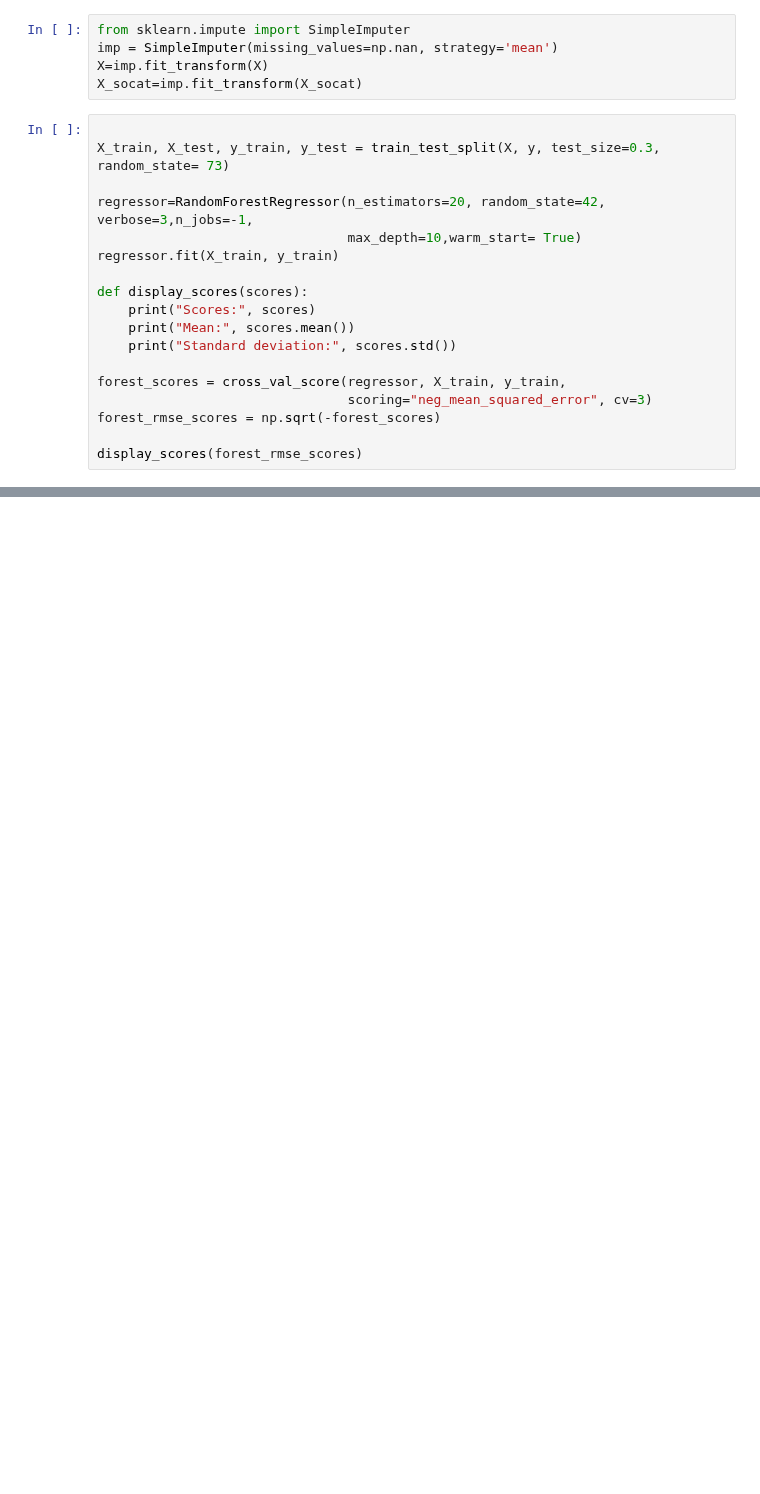
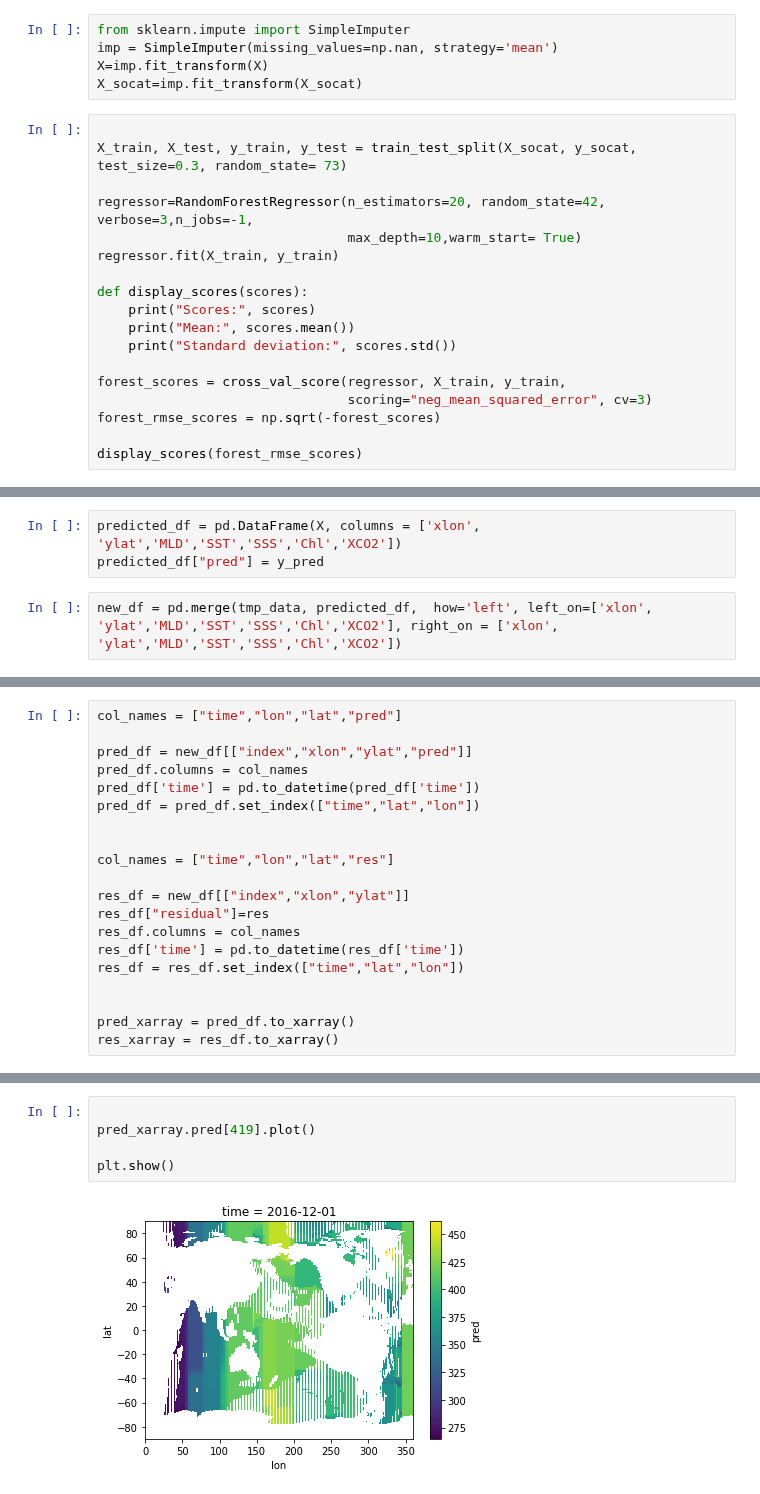
Before and after one commit to sk981102/ocean_co2, a Jupyter notebook: notebooks/baseline_ml/005_rf_base_mpi.ipynb, the cells around one changed output, grey strips where cells are left out. Saved outputs shown, nothing was run; the diff lists cells and outputs as text; blank space fills up the shorter version.

```diff
--- a/notebooks/baseline_ml/005_rf_base_mpi.ipynb
+++ b/notebooks/baseline_ml/005_rf_base_mpi.ipynb
@@ -124,7 +138,7 @@ X=imp.fit_transform(X)
 X_socat=imp.fit_transform(X_socat)
 # %%
 
-X_train, X_test, y_train, y_test = train_test_split(X, y, test_size=0.3, random_state= 73)
+X_train, X_test, y_train, y_test = train_test_split(X_socat, y_socat, test_size=0.3, random_state= 73)
 
 regressor=RandomForestRegressor(n_estimators=20, random_state=42, verbose=3,n_jobs=-1,
                                 max_depth=10,warm_start= True)
@@ -207,0 +226,5 @@ final_test_rmse
+# %%
+predicted_df = pd.DataFrame(X, columns = ['xlon', 'ylat','MLD','SST','SSS','Chl','XCO2'])
+predicted_df["pred"] = y_pred
+# %%
+new_df = pd.merge(tmp_data, predicted_df,  how='left', left_on=['xlon', 'ylat','MLD','SST','SSS','Chl','XCO2'], right_on = ['xlon', 'ylat','MLD','SST','SSS','Chl','XCO2'])
@@ -207,0 +233,20 @@ final_test_rmse
+# %%
+col_names = ["time","lon","lat","pred"]
+
+pred_df = new_df[["index","xlon","ylat","pred"]]
+pred_df.columns = col_names
+pred_df['time'] = pd.to_datetime(pred_df['time'])
+pred_df = pred_df.set_index(["time","lat","lon"])
+
+
+col_names = ["time","lon","lat","res"]
+
+res_df = new_df[["index","xlon","ylat"]]
+res_df["residual"]=res
+res_df.columns = col_names
+res_df['time'] = pd.to_datetime(res_df['time'])
+res_df = res_df.set_index(["time","lat","lon"])
+
+
+pred_xarray = pred_df.to_xarray()
+res_xarray = res_df.to_xarray()
@@ -207,0 +280,7 @@ final_test_rmse
+# %%
+
+pred_xarray.pred[419].plot()
+
+plt.show()
+# %% [output]
+[figure, added]
```
Also changed, not shown: parts of 16 cells of this notebook, 4 other files.
